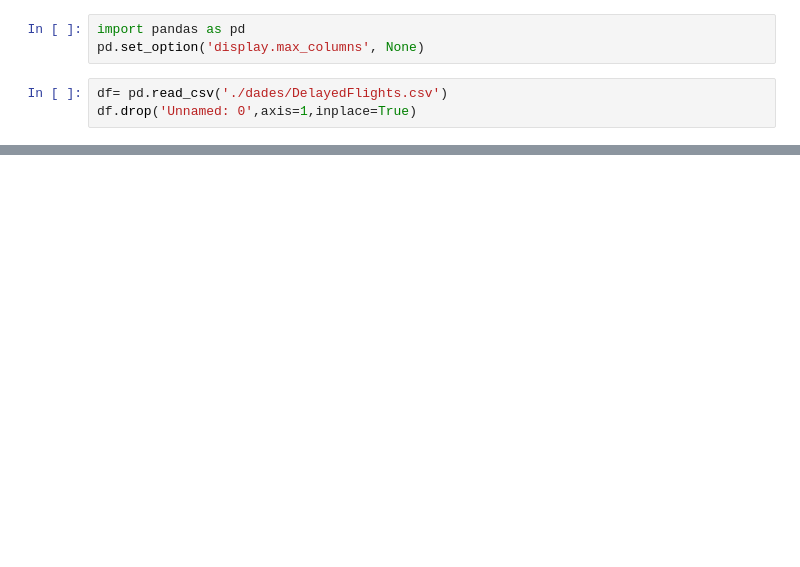
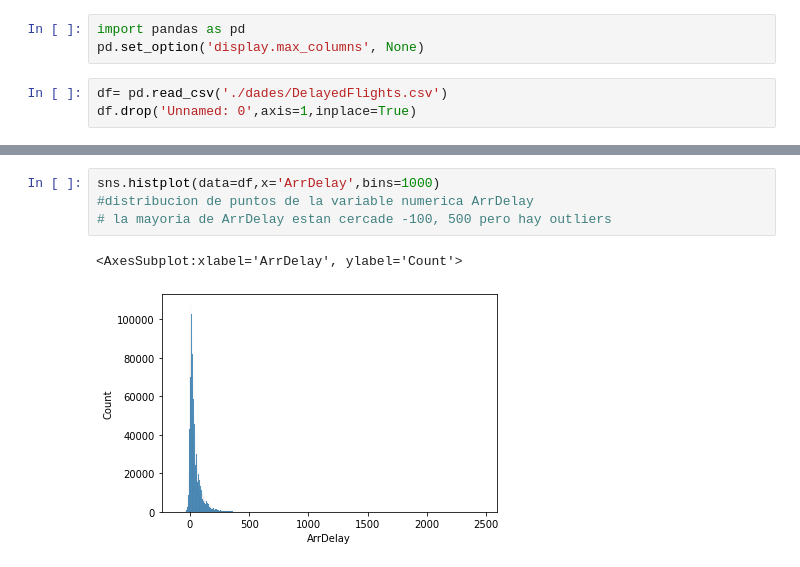
Before and after one commit to ManelForcales/visualitzacio_exploratoria, a Jupyter notebook: Tasca6.ipynb, the cells around one changed output, grey strips where cells are left out. Saved outputs shown, nothing was run; the diff lists cells and outputs as text; blank space fills up the shorter version.

```diff
--- a/Tasca6.ipynb
+++ b/Tasca6.ipynb
@@ -20,0 +59,7 @@ pd.set_option('display.max_columns', None)
+# %%
+sns.histplot(data=df,x='ArrDelay',bins=1000)
+#distribucion de puntos de la variable numerica ArrDelay
+# la mayoria de ArrDelay estan cercade -100, 500 pero hay outliers
+# %% [output]
+<AxesSubplot:xlabel='ArrDelay', ylabel='Count'>
+[figure, added]
```
Also changed, not shown: parts of 11 cells of this notebook, 2 other files.
